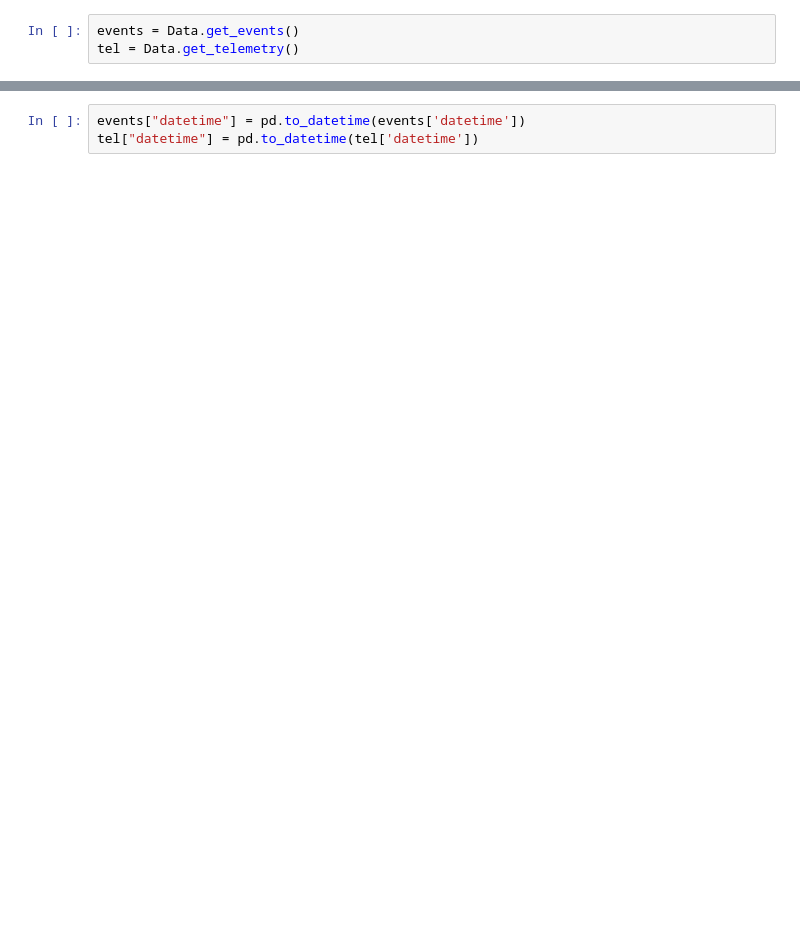
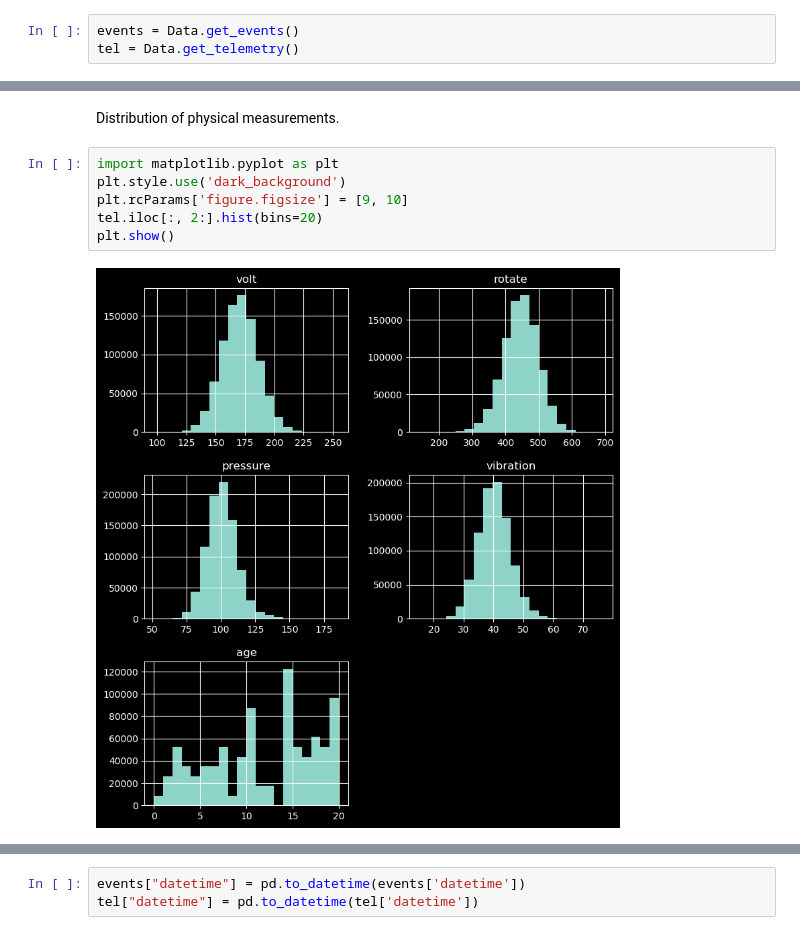
Before and after one commit to stevenjlm/marching-penguin, a Jupyter notebook: src/data_parsing/explore.ipynb, the cells around one changed output, grey strips where cells are left out. Cells and saved outputs as stored; diff of their text form; blank space fills up the shorter version.

```diff
--- a/src/data_parsing/explore.ipynb
+++ b/src/data_parsing/explore.ipynb
@@ -21,0 +41,10 @@ tel.head()
+# %% [markdown]
+Distribution of physical measurements.
+# %%
+import matplotlib.pyplot as plt
+plt.style.use('dark_background')
+plt.rcParams['figure.figsize'] = [9, 10]
+tel.iloc[:, 2:].hist(bins=20)
+plt.show()
+# %% [output]
+[figure, added]
```
Also changed, not shown: parts of 28 cells of this notebook, 2 other files.
